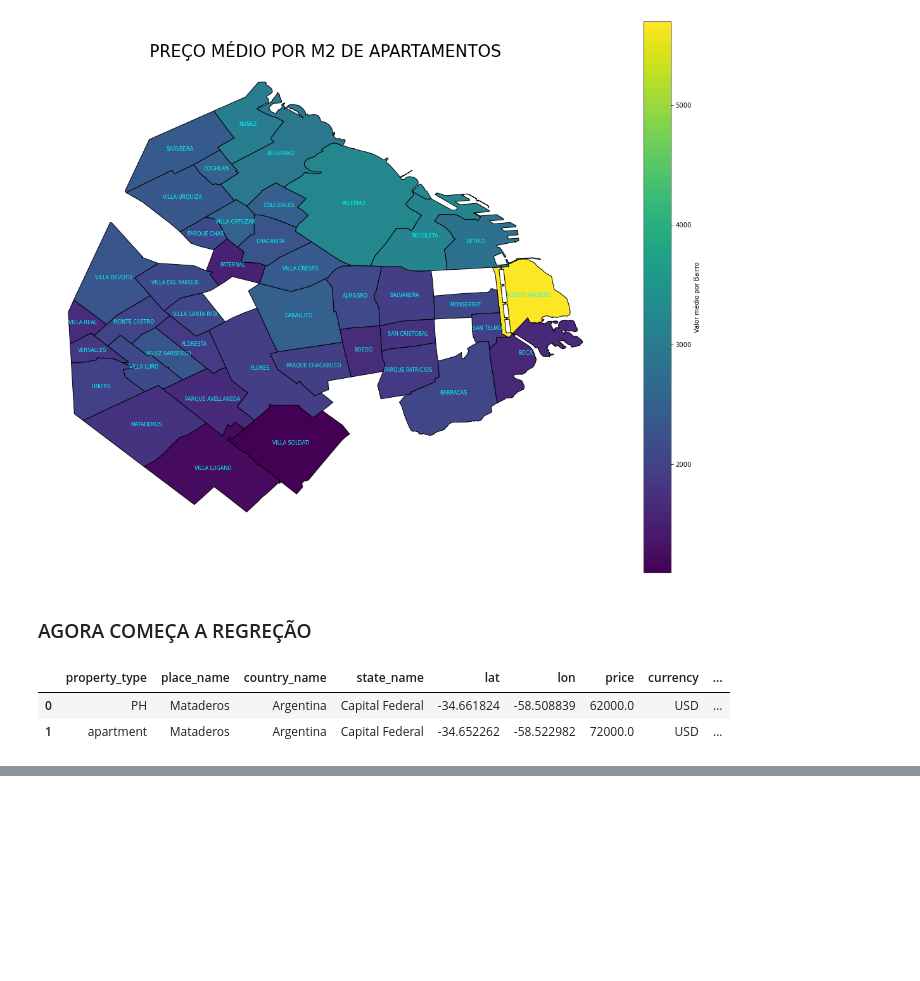
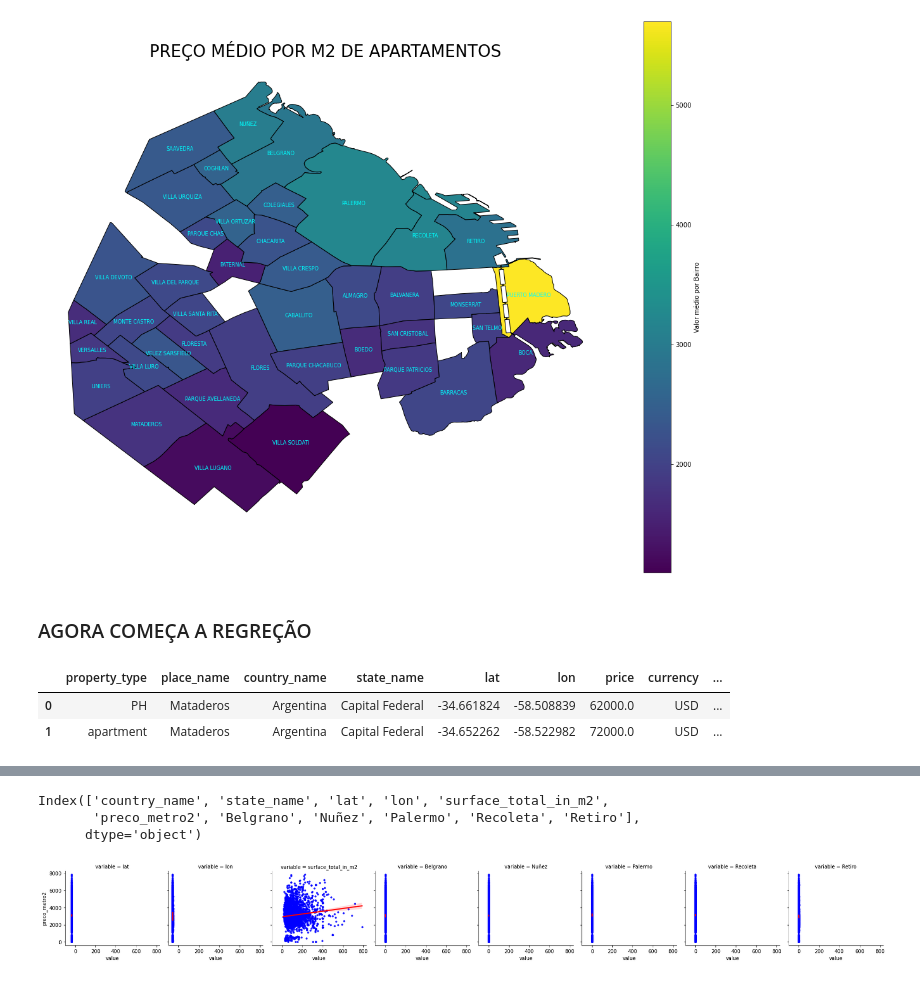
Before and after one commit to rguto11/Projeto_Integrador2, a Jupyter notebook: o_certo.ipynb, the cells around one changed output, grey strips where cells are left out. Drawn from its saved outputs; the diff is of its cells as text; code cells hidden in the pictures; blank space fills up the shorter version.

```diff
--- a/o_certo.ipynb
+++ b/o_certo.ipynb
@@ -293,0 +294,12 @@ sns.heatmap(df.corr())
+# %%
+df.columns
+# %% [output]
+Index(['country_name', 'state_name', 'lat', 'lon', 'surface_total_in_m2',
+       'preco_metro2', 'Belgrano', 'Nuñez', 'Palermo', 'Recoleta', 'Retiro'],
+      dtype='object')
+# %%
+df_grid = pd.melt(df, id_vars = 'preco_metro2', value_vars = ['lat', 'lon', 'surface_total_in_m2','Belgrano', 'Nuñez', 'Palermo', 'Recoleta', 'Retiro'])
+g = sns.FacetGrid(df_grid, col = "variable")
+g.map(sns.regplot, "value", "preco_metro2", ci = 95, scatter_kws = {"color": "blue", 's': 10}, line_kws = {"color": "red"});
+# %% [output]
+[figure, added]
```
Also changed, not shown: parts of 74 cells of this notebook, 5 other files.
